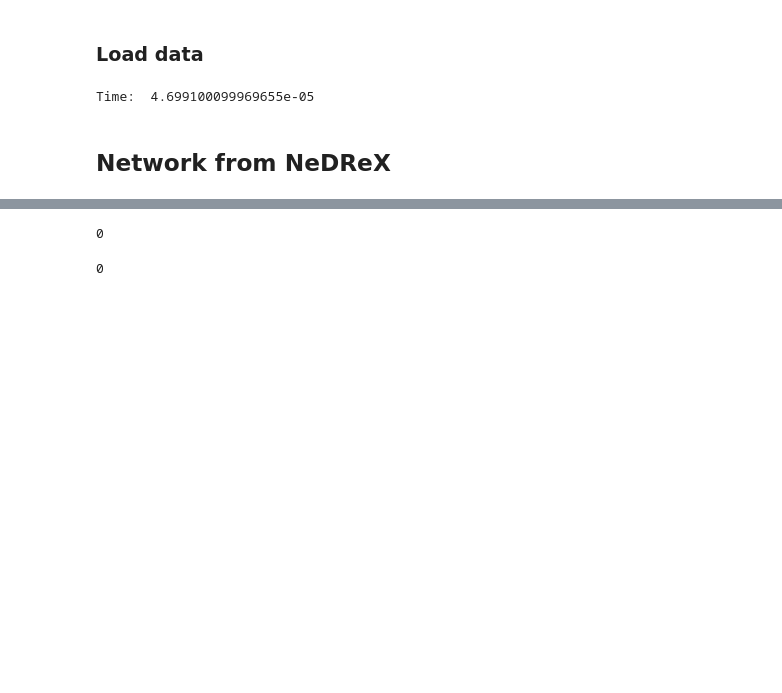
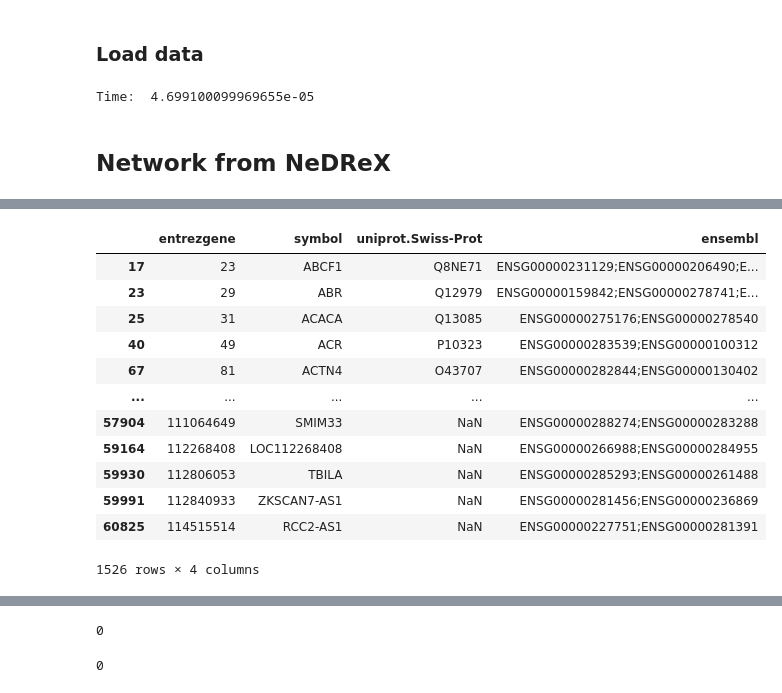
Before and after one commit to bionetslab/digest, a Jupyter notebook: jupyter/testing.ipynb, the cells around one changed output, grey strips where cells are left out. Drawn from its saved outputs; the diff is of its cells as text; code cells hidden in the pictures; blank space fills up the shorter version.

```diff
--- a/jupyter/testing.ipynb
+++ b/jupyter/testing.ipynb
@@ -49,0 +75,16 @@ iid_files = {"rat": "rat_annotated_PPIs",
+# %%
+gene_ids[gene_ids['ensembl'].fillna("").str.contains(";")]
+# %% [output]
+|  | entrezgene | symbol | uniprot.Swiss-Prot | ensembl |
+| 17 | 23 | ABCF1 | Q8NE71 | ENSG00000231129;ENSG00000206490;E... |
+| 23 | 29 | ABR | Q12979 | ENSG00000159842;ENSG00000278741;E... |
+| 25 | 31 | ACACA | Q13085 | ENSG00000275176;ENSG00000278540 |
+| 40 | 49 | ACR | P10323 | ENSG00000283539;ENSG00000100312 |
+| 67 | 81 | ACTN4 | O43707 | ENSG00000282844;ENSG00000130402 |
+| ... | ... | ... | ... | ... |
+| 57904 | 111064649 | SMIM33 | NaN | ENSG00000288274;ENSG00000283288 |
+| 59164 | 112268408 | LOC112268408 | NaN | ENSG00000266988;ENSG00000284955 |
+| 59930 | 112806053 | TBILA | NaN | ENSG00000285293;ENSG00000261488 |
+| 59991 | 112840933 | ZKSCAN7-AS1 | NaN | ENSG00000281456;ENSG00000236869 |
+| 60825 | 114515514 | RCC2-AS1 | NaN | ENSG00000227751;ENSG00000281391 |
+1526 rows × 4 columns
```
Also changed, not shown: parts of 6 cells of this notebook, 7 other files.
